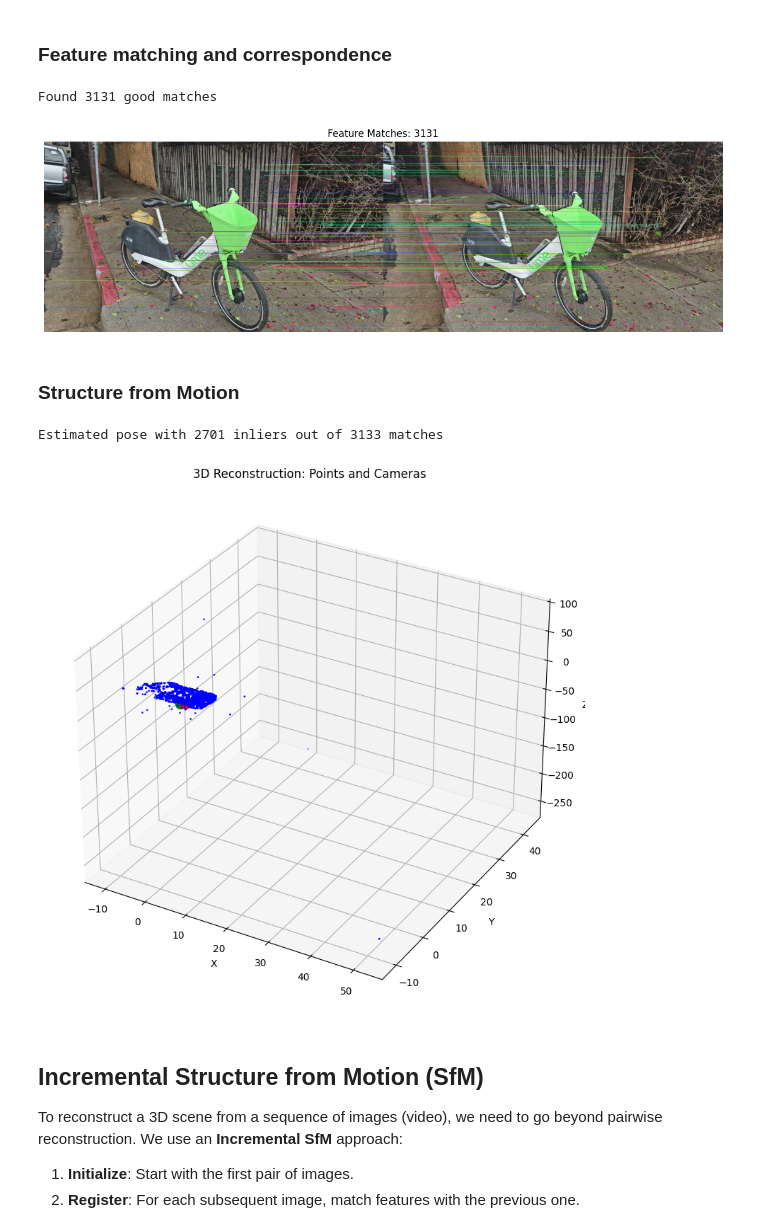
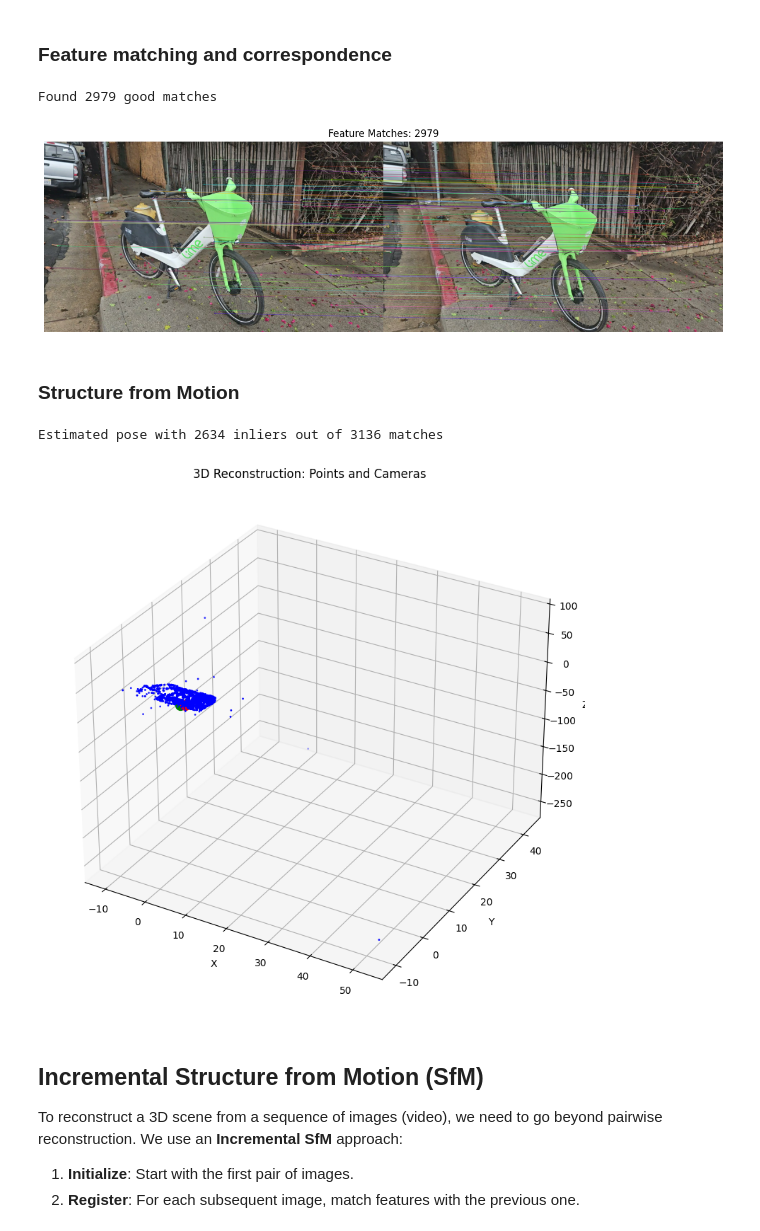
Before and after one commit to zackthomas1/gaussian-splatting, a Jupyter notebook: reconstruction.ipynb, the cells around one changed output. Saved outputs shown, nothing was run; the diff lists cells and outputs as text; code cells hidden in the pictures.

```diff
--- a/reconstruction.ipynb
+++ b/reconstruction.ipynb
@@ -300,32 +310,32 @@ def visualize_matches(img1, kp1, img2, kp2, matches, max_display=100):
     return match_img
 # %%
 # Load two images
-img1_path = "data/silverlakeCustom/input/0035.jpg"  # Replace with your image paths
-img2_path = "data/silverlakeCustom/input/0036.jpg"
+img1_path = "data/silverlakeColMap/input/0034.jpg"  # Replace with your image paths
+img2_path = "data/silverlakeColMap/input/0035.jpg"
 
 # Extract features using SIFT (or your preferred method)
 kp1, desc1, _ = extract_features(img1_path, 'sift', 10000)
 kp2, desc2, _ = extract_features(img2_path, 'sift', 10000)
 
 # Match features
 good_matches = match_features(desc1, desc2, method='flann')
 
 print(f"Found {len(good_matches)} good matches")
 
 # Visualize matches
 img1 = cv2.imread(img1_path)
 img2 = cv2.imread(img2_path)
 match_visualization = visualize_matches(img1, kp1, img2, kp2, good_matches)
 
 plt.figure(figsize=(12, 8))
 plt.imshow(cv2.cvtColor(match_visualization, cv2.COLOR_BGR2RGB))
 plt.title(f"Feature Matches: {len(good_matches)}")
 plt.axis('off')
 plt.tight_layout()
 plt.show()
 # %% [output]
-Found 3131 good matches
+Found 2979 good matches
-[figure, old version]
+[figure, new version]
 # %% [markdown]
 ### Structure from Motion
 # %%
@@ -421,9 +431,11 @@ def visualize_points_and_cameras(points_3d, R1, t1, R2, t2):
     plt.tight_layout()
     plt.show()
 # %%
+# Visualize Sparse Point cloud and Camera Pose
+
 # Load two images
-img1_path = "data/silverlakeCustom/input/0035.jpg"  # Replace with your image paths
-img2_path = "data/silverlakeCustom/input/0036.jpg"
+img1_path = "data/silverlakeColMap/input/0035.jpg"  # Replace with your image paths
+img2_path = "data/silverlakeColMap/input/0036.jpg"
 
 # Extract features using SIFT (or your preferred method)
 kp1, desc1, _ = extract_features(img1_path, 'sift', 10000)
@@ -447,8 +459,8 @@ print(f"Estimated pose with {np.sum(mask)} inliers out of {len(good_matches)} ma
 points_3d = triangulate_points(kp1,kp2, good_matches, K, R1, t1, R2, t2)
 visualize_points_and_cameras(points_3d, R1, t1, R2, t2)
 # %% [output]
-Estimated pose with 2701 inliers out of 3133 matches
+Estimated pose with 2634 inliers out of 3136 matches
-[figure, old version]
+[figure, new version]
 # %% [markdown]
 ## Incremental Structure from Motion (SfM)
 
```
Also changed, not shown: parts of 13 cells of this notebook.
